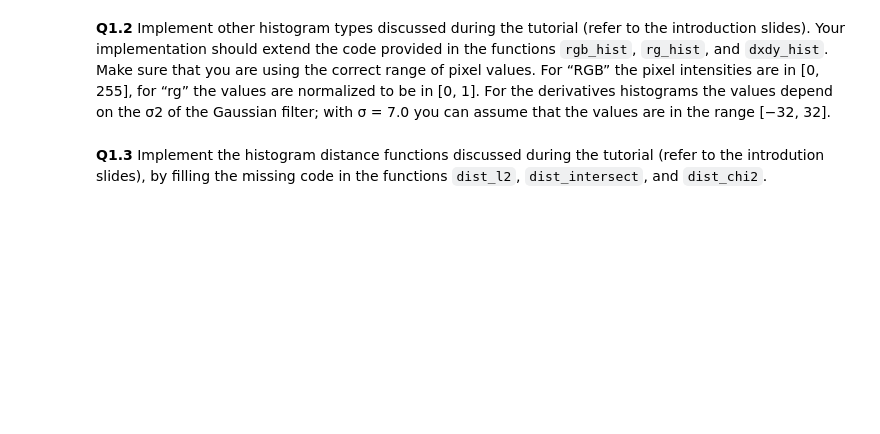
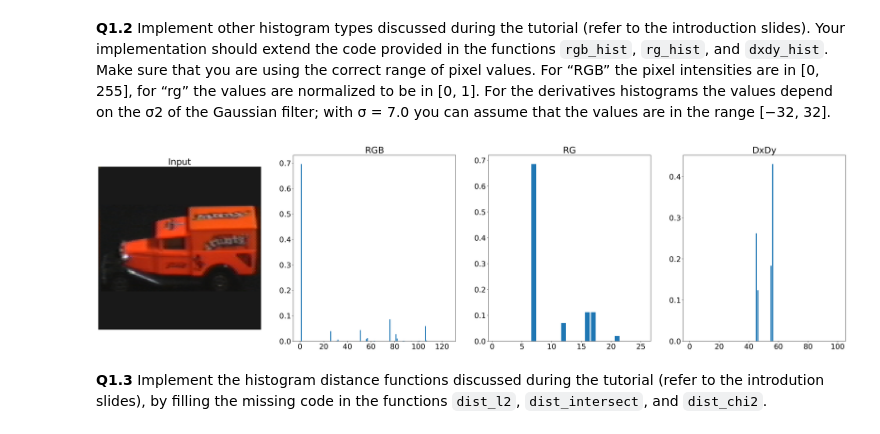
Before and after one commit to nimadindar/HLCV, a Jupyter notebook: assignment1/exercise-1-Part1.ipynb, the cells around one changed output. Saved outputs shown, nothing was run; the diff lists cells and outputs as text; code cells hidden in the pictures; blank space fills up the shorter version.

```diff
--- a/assignment1/exercise-1-Part1.ipynb
+++ b/assignment1/exercise-1-Part1.ipynb
@@ -211,19 +271,37 @@ plt.show()
 **Q1.2** Implement other histogram types discussed during the tutorial (refer to the introduction slides). Your implementation should extend the code provided in the functions `rgb_hist`, `rg_hist`, and `dxdy_hist`. Make sure that you are using the correct range of pixel values. For “RGB” the pixel intensities are in \[0, 255\], for “rg” the values are normalized to be in \[0, 1\]. For the derivatives histograms the values depend on the σ2 of the Gaussian filter; with σ = 7.0 you can assume that the values are in the range \[−32, 32\].
 # %%
 def rgb_hist(img_color, num_bins):
+    """
+    Computes the 3 dimensional histogram of rgb image intensities.
+    The final result is mapped to 1-D for visualization.
+
+    args:
+        img_color: The input color image
+        num_bins: number of bins for histogram
+    output:
+        hists: 1 dimensional histogram of rgb color intensities
+    """
+
     assert len(img_color.shape) == 3, 'image dimension mismatch'
     assert img_color.dtype == 'float', 'incorrect image type'
 
-    # define a 3D histogram  with "num_bins^3" number of entries
+    if img_color.max() <= 1.0:
+        img_color = img_color * 255.0
+
     hists = np.zeros((num_bins, num_bins, num_bins))
-    bins = np.linspace(0, 255, num_bins + 1)
-    ######## TODO ##################################
-	# Fill the 3D histogram
+    bin_width = 255.0 / num_bins
 
+    r_indices = np.clip((img_color[:,:,0]/bin_width).astype(int), 0, num_bins-1)
+    g_indices = np.clip((img_color[:,:,1]/bin_width).astype(int), 0, num_bins-1)
+    b_indices = np.clip((img_color[:,:,2]/bin_width).astype(int), 0, num_bins-1)
 
-    ################################################
+    np.add.at(hists, (r_indices, g_indices, b_indices), 1)
+
+    hists = hists / np.sum(hists)
+
     # We flatten the 3D histogram in the end for easier (1D) visualization
-	hists = hists.reshape(hists.size)
+    hists = hists.reshape(hists.size)
+
     return hists
 
 
@@ -241,15 +319,26 @@ def rg_hist(img_color, num_bins):
     assert len(img_color.shape) == 3, 'image dimension mismatch'
     assert img_color.dtype == 'float', 'incorrect image type'
 
-    ######## TODO ##################################
-	# Fill the 2D r/g histogram with "num_bins^2" number of entries.
- 	# Note that r/g values should be in range [0, 1] and r + g + b = 1.
+    hists = np.zeros((num_bins, num_bins))
 
+    sum_rgb = np.sum(img_color, axis=2, keepdims=True)
+    # This line is implemented to avoid devision by 0
+    sum_rgb[sum_rgb == 0] = 1
 
-	# also flatten the final 2D histogram (similar to rgb_hist above).
-    ################################################
+    r = img_color[:, :, 0] / sum_rgb[:, :, 0]
+    g = img_color[:, :, 1] / sum_rgb[:, :, 0]
+
+    r_bins = (r * num_bins).astype(int)
+    g_bins = (g * num_bins).astype(int)
+
+    for i in range(r_bins.shape[0]):
+        for j in range(r_bins.shape[1]):
+            hists[r_bins[i,j], g_bins[i,j]] += 1
+
+    hists = hists / np.sum(hists)
+    hists = hists.reshape(-1)
+
     return hists
-
 
 
 def dxdy_hist(img_gray, num_bins):
@@ -263,40 +352,58 @@ def dxdy_hist(img_gray, num_bins):
 
     note: you can use the function gaussderiv from the filter exercise.
     """
+    assert len(img_gray.shape) == 2, 'image dimension mismatch'
+    assert img_gray.dtype == 'float', 'incorrect image type'
 
-    ######## TODO ##################################
-	# Fill the 2D DxDy histogram with "num_bins^2" number of entries.
-	# This is similar to color histograms above just that instead of colors
-	# we collect Dx Dy values (i.e edge information)
+    sigma = 7
+    imgDx, imgDy = gaussderiv(img_gray, sigma)
 
+    hists = np.zeros((num_bins, num_bins))
 
-	# also flatten the final 2D histogram (similar to rgb_hist above).
-    ################################################
+    min_val = -32
+    max_val = 32
+    bin_width = (max_val - min_val)/ num_bins
+
+    dx_bins = ((imgDx - min_val)/ bin_width).astype(int)
+    dy_bins = ((imgDy - min_val)/ bin_width).astype(int)
+
+    dx_bins = np.clip(dx_bins, 0, num_bins-1)
+    dy_bins = np.clip(dy_bins, 0, num_bins-1)
+
+    for i in range(dx_bins.shape[0]):
+        for j in range(dx_bins.shape[1]):
+            hists[dx_bins[i,j], dy_bins[i,j]]+=1
+
+    hists /= np.sum(hists)
+    hists = hists.reshape(-1)
+
     return hists
 
 ### The following code is used for evaluation.
 plt.rcParams.update({'font.size': 22})
 fig, axes = plt.subplots(1, 4, figsize=(40, 10), dpi=200)
 axes[0].imshow(img_color)
 axes[0].set_xticks([]); axes[0].set_yticks([])
 axes[0].set_title('Input')
 
 num_bins_color = 5
 hist_rgb1 = rgb_hist(img_color.astype('double'), num_bins_color)
 axes[1].bar(np.array(range(1, hist_rgb1.size+1)), hist_rgb1)
 axes[1].set_title('RGB')
 
 num_bins_rg = 5
 hist_rg = rg_hist(img_color.astype('double'), num_bins_rg)
 axes[2].bar(np.array(range(1, hist_rg.size+1)), hist_rg)
 axes[2].set_title('RG')
 
 num_bins_dxdy = 10
 hist_dxdy = dxdy_hist(img_gray.astype('double'), num_bins_dxdy)
 axes[3].bar(np.array(range(1, hist_dxdy.size+1)), hist_dxdy)
 axes[3].set_title('DxDy')
 
 plt.show()
+# %% [output]
+[figure, added]
 # %% [markdown]
 **Q1.3** Implement the histogram distance functions discussed during the tutorial (refer to the introdution slides), by filling the missing code in the functions `dist_l2`, `dist_intersect`, and `dist_chi2`.
 # %%
```
Also changed, not shown: parts of 9 cells of this notebook.
